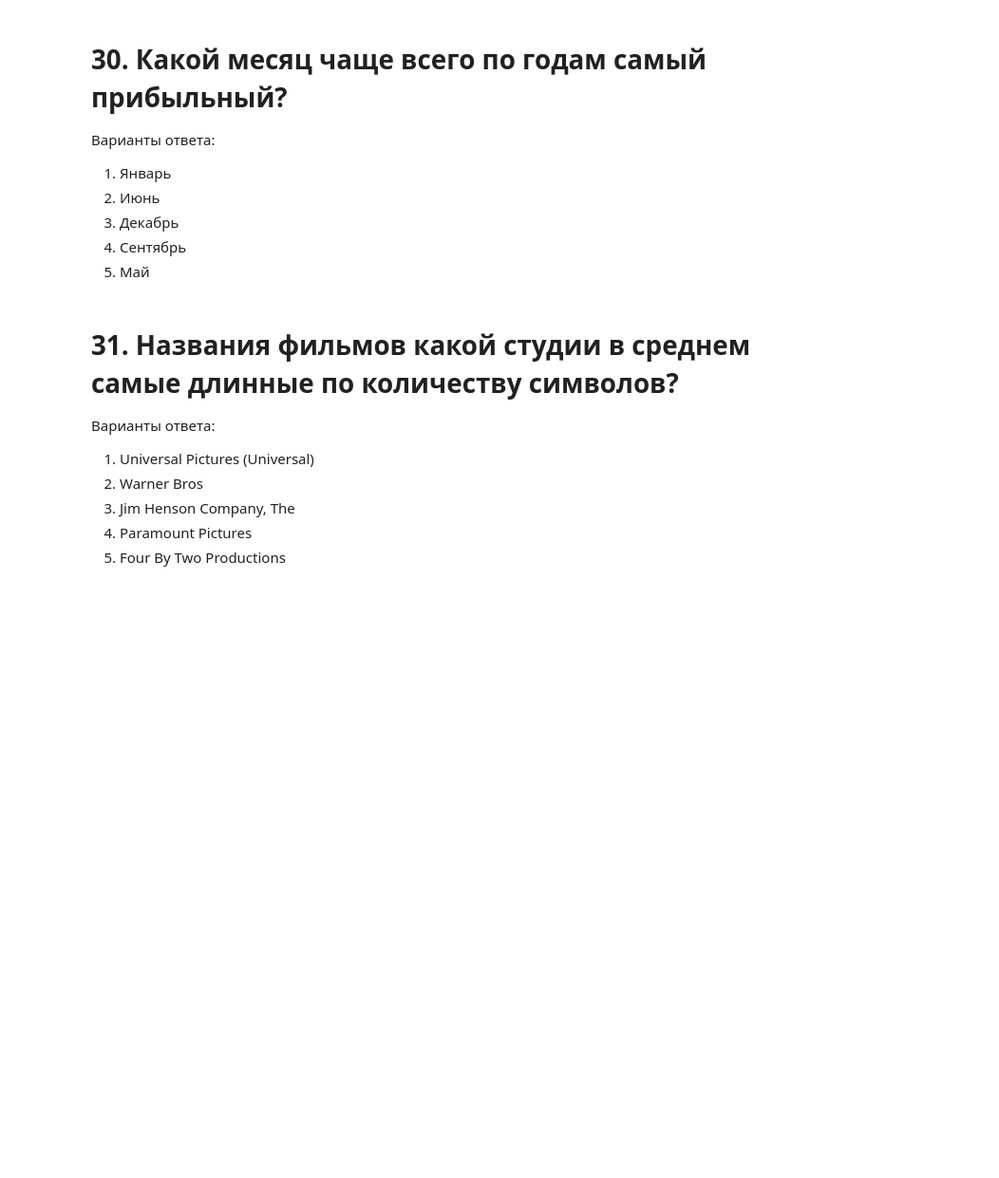
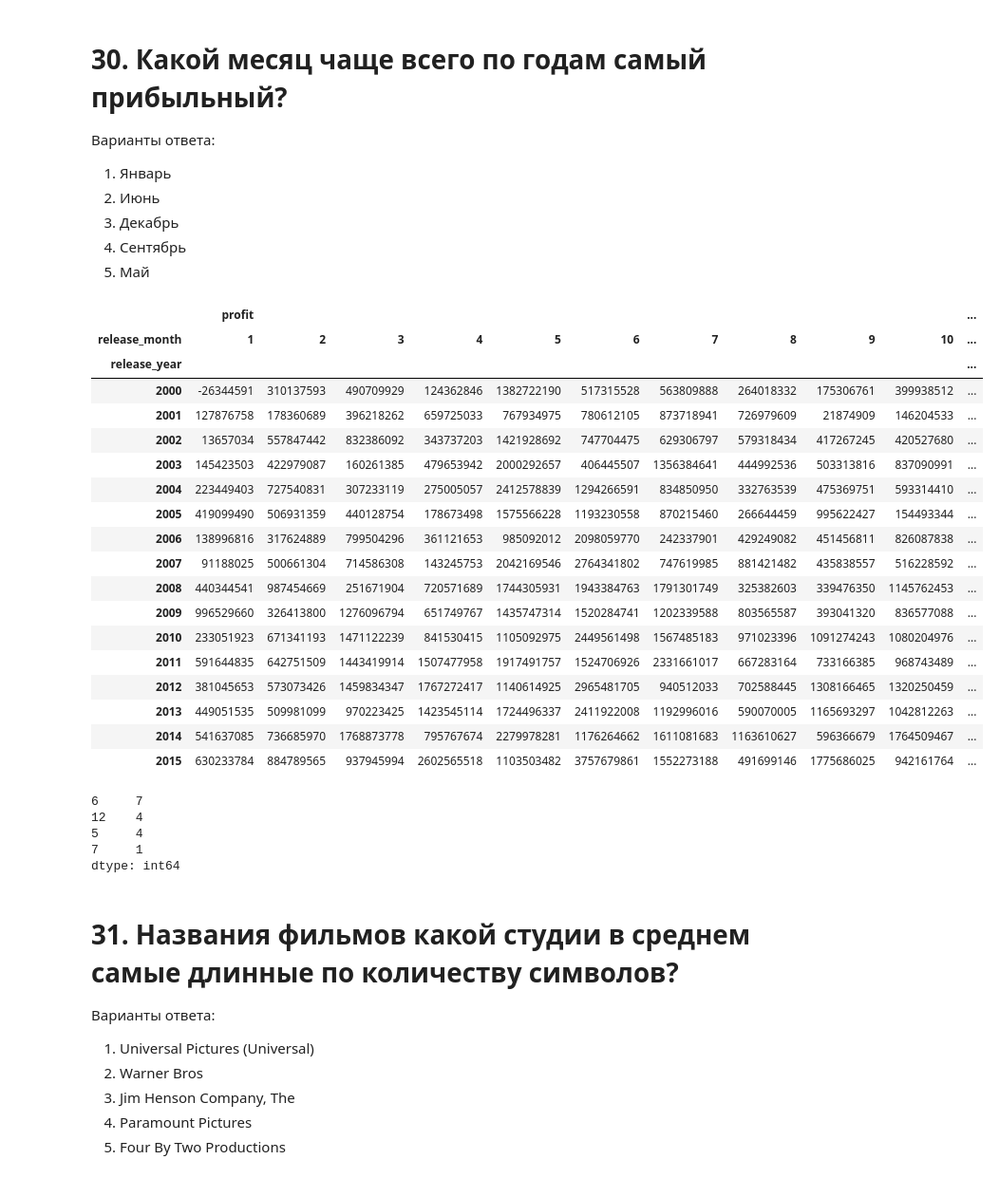
Before and after one commit to greg-kan/mlda, a Jupyter notebook: SkillFactory/unit_1/[SF-DST] Movies IMBD v3.0_kanavenko.ipynb, the cells around one changed output. Shown: that part at 95% size. Cells and saved outputs as stored; diff of their text form; code cells hidden in the pictures; blank space fills up the shorter version.

```diff
--- a/SkillFactory/unit_1/[SF-DST] Movies IMBD v3.0_kanavenko.ipynb
+++ b/SkillFactory/unit_1/[SF-DST] Movies IMBD v3.0_kanavenko.ipynb
@@ -75,0 +30,6 @@ data['profit'] = data['revenue'] - data['budget']
+# %%
+data['release_date_d'] = pd.to_datetime(data.release_date)
+# %%
+data['release_month'] = data['release_date_d'].dt.month
+# %%
+data['title_len'] = data.original_title.str.len()
@@ -731,4 +717,40 @@ answer_ls.append(1)
 3. Декабрь
 4. Сентябрь
 5. Май
+# %%
+pivot = data.pivot_table(values=['profit'], index=['release_year'], columns=['release_month'], aggfunc='sum')
+pivot
+# %% [output]
+|  | profit |  |  |  |  |  |  |  |  |  | ... |
+| release_month | 1 | 2 | 3 | 4 | 5 | 6 | 7 | 8 | 9 | 10 | ... |
+| release_year |  |  |  |  |  |  |  |  |  |  | ... |
+| 2000 | -26344591 | 310137593 | 490709929 | 124362846 | 1382722190 | 517315528 | 563809888 | 264018332 | 175306761 | 399938512 | ... |
+| 2001 | 127876758 | 178360689 | 396218262 | 659725033 | 767934975 | 780612105 | 873718941 | 726979609 | 21874909 | 146204533 | ... |
+| 2002 | 13657034 | 557847442 | 832386092 | 343737203 | 1421928692 | 747704475 | 629306797 | 579318434 | 417267245 | 420527680 | ... |
+| 2003 | 145423503 | 422979087 | 160261385 | 479653942 | 2000292657 | 406445507 | 1356384641 | 444992536 | 503313816 | 837090991 | ... |
+| 2004 | 223449403 | 727540831 | 307233119 | 275005057 | 2412578839 | 1294266591 | 834850950 | 332763539 | 475369751 | 593314410 | ... |
+| 2005 | 419099490 | 506931359 | 440128754 | 178673498 | 1575566228 | 1193230558 | 870215460 | 266644459 | 995622427 | 154493344 | ... |
+| 2006 | 138996816 | 317624889 | 799504296 | 361121653 | 985092012 | 2098059770 | 242337901 | 429249082 | 451456811 | 826087838 | ... |
+| 2007 | 91188025 | 500661304 | 714586308 | 143245753 | 2042169546 | 2764341802 | 747619985 | 881421482 | 435838557 | 516228592 | ... |
+| 2008 | 440344541 | 987454669 | 251671904 | 720571689 | 1744305931 | 1943384763 | 1791301749 | 325382603 | 339476350 | 1145762453 | ... |
+| 2009 | 996529660 | 326413800 | 1276096794 | 651749767 | 1435747314 | 1520284741 | 1202339588 | 803565587 | 393041320 | 836577088 | ... |
+| 2010 | 233051923 | 671341193 | 1471122239 | 841530415 | 1105092975 | 2449561498 | 1567485183 | 971023396 | 1091274243 | 1080204976 | ... |
+| 2011 | 591644835 | 642751509 | 1443419914 | 1507477958 | 1917491757 | 1524706926 | 2331661017 | 667283164 | 733166385 | 968743489 | ... |
+| 2012 | 381045653 | 573073426 | 1459834347 | 1767272417 | 1140614925 | 2965481705 | 940512033 | 702588445 | 1308166465 | 1320250459 | ... |
+| 2013 | 449051535 | 509981099 | 970223425 | 1423545114 | 1724496337 | 2411922008 | 1192996016 | 590070005 | 1165693297 | 1042812263 | ... |
+| 2014 | 541637085 | 736685970 | 1768873778 | 795767674 | 2279978281 | 1176264662 | 1611081683 | 1163610627 | 596366679 | 1764509467 | ... |
+| 2015 | 630233784 | 884789565 | 937945994 | 2602565518 | 1103503482 | 3757679861 | 1552273188 | 491699146 | 1775686025 | 942161764 | ... |
+# %%
+data_new = pd.Series()
+for ind in pivot.index:
+    ser = pivot.loc[ind]['profit']
+    data_new[str(ind)] = ser[ser == ser.max()].index.tolist()[0]
+
+data_new.value_counts()
+# %% [output]
+6     7
+12    4
+5     4
+7     1
+dtype: int64
 # %%
```
Also changed, not shown: parts of 53 cells of this notebook.
